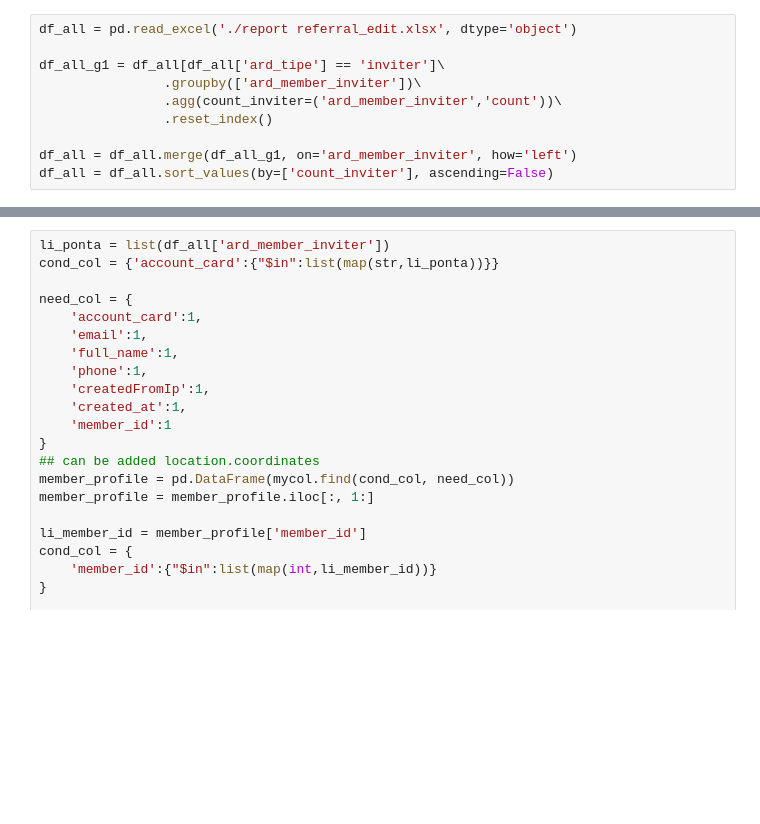
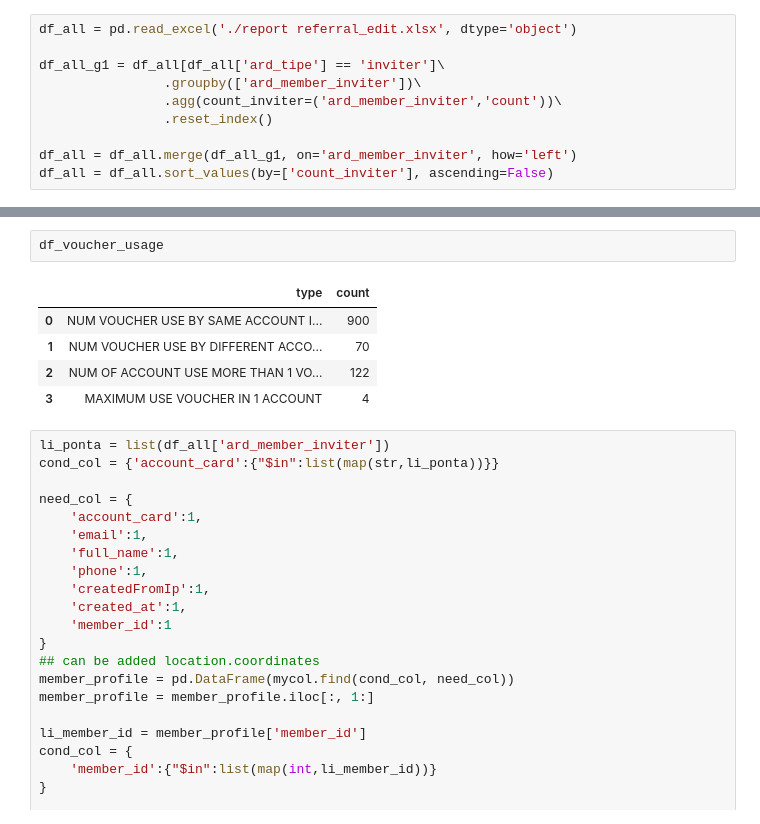
Before and after one commit to akhiyarwaladi/alfagift_alert, a Jupyter notebook: referal_voucher_lookup.ipynb, the cells around one changed output, grey strips where cells are left out. Cells and saved outputs as stored; diff of their text form; blank space fills up the shorter version.

```diff
--- a/referal_voucher_lookup.ipynb
+++ b/referal_voucher_lookup.ipynb
@@ -184,6 +222,14 @@ dict_voucher_usage = {
 
 df_voucher_usage = pd.DataFrame(dict_voucher_usage).T.reset_index()
 df_voucher_usage.columns = ['type','count']
+# %%
+df_voucher_usage
+# %% [output]
+|  | type | count |
+| 0 | NUM VOUCHER USE BY SAME ACCOUNT I... | 900 |
+| 1 | NUM VOUCHER USE BY DIFFERENT ACCO... | 70 |
+| 2 | NUM OF ACCOUNT USE MORE THAN 1 VO... | 122 |
+| 3 | MAXIMUM USE VOUCHER IN 1 ACCOUNT | 4 |
 # %%
 li_ponta = list(df_all['ard_member_inviter'])
 cond_col = {'account_card':{"$in":list(map(str,li_ponta))}}
```
Also changed, not shown: parts of 24 cells of this notebook.
